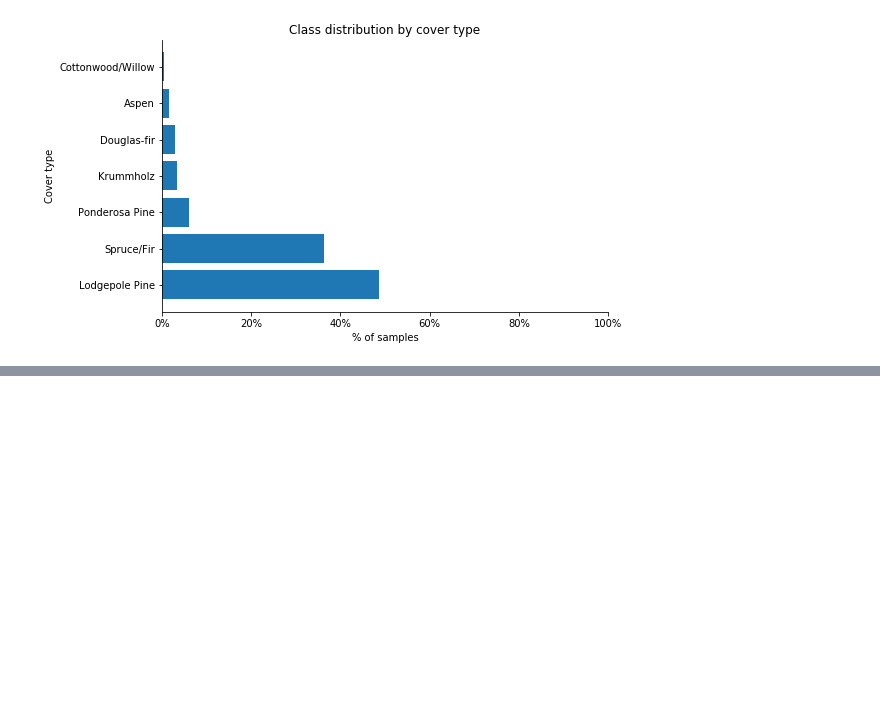
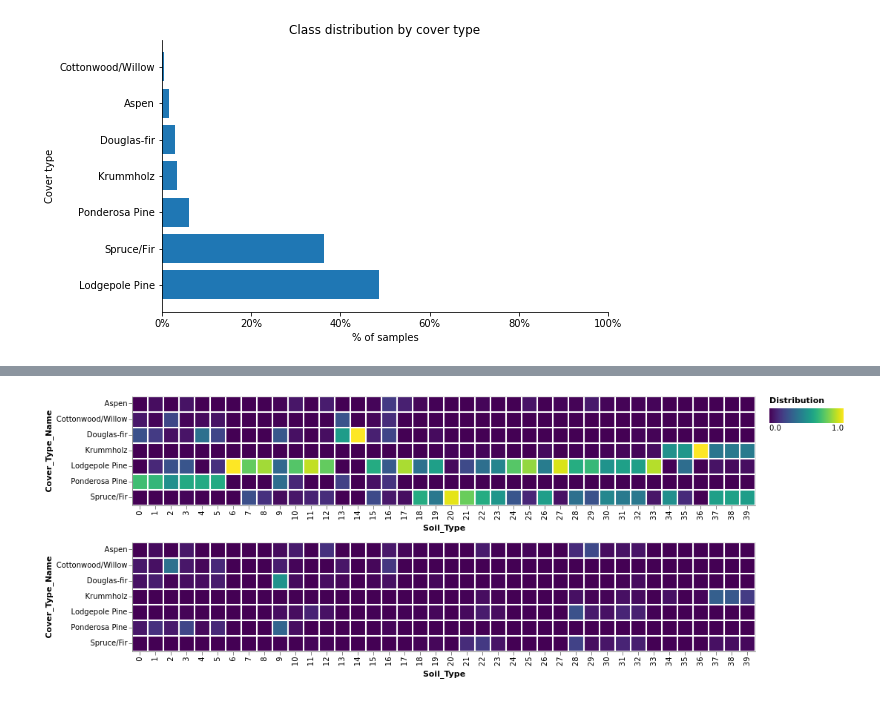
Before and after one commit to BradleyKirton/foundery-case-study, a Jupyter notebook: case-study.ipynb, the cells around one changed output, grey strips where cells are left out. Cells and saved outputs as stored; diff of their text form; code cells hidden in the pictures; blank space fills up the shorter version.

```diff
--- a/case-study.ipynb
+++ b/case-study.ipynb
@@ -677,0 +502,51 @@ Train accuracy 0.9242081058566777
+# %%
+group = covertype.groupby('Cover_Type_Name')
+soil_type = group[soil_type_features].sum()
+soil_type = DataFrame(soil_type.values, index=soil_type.index)
+
+cover_type_by_soil_type = soil_type.divide(soil_type.sum(axis=0), axis=1) # Cover type by soil type
+soil_type_by_cover_type = soil_type.divide(soil_type.sum(axis=1), axis=0) # Soil type by cover type
+
+def prepare_frame_for_charting(frame: DataFrame) -> DataFrame:
+    """Prepare the given data frame for plotting
+    Args:
+        frame (DataFrame):
+
+    Returns:
+        A DataFrame to be plotted
+    """
+    return (
+        frame
+            .unstack()
+            .reset_index()
+            .rename(columns={'level_0': 'Soil_Type', 0: 'Distribution'})
+    )
+
+# Plot the data
+cover_type_by_soil_type_chart = (
+    alt
+        .Chart(prepare_frame_for_charting(cover_type_by_soil_type))
+        .mark_rect()
+        .encode(
+            x='Soil_Type:O',
+            y='Cover_Type_Name:O',
+            color='Distribution:Q',
+            tooltip='Distribution'
+        )
+)
+
+soil_type_by_cover_type_chart = (
+    alt
+        .Chart(prepare_frame_for_charting(soil_type_by_cover_type))
+        .mark_rect()
+        .encode(
+            x='Soil_Type:N',
+            y='Cover_Type_Name:N',
+            color='Distribution:Q',
+            tooltip='Distribution'
+        )
+)
+
+cover_type_by_soil_type_chart & soil_type_by_cover_type_chart
+# %% [output]
+[figure, added]
```
Also changed, not shown: parts of 45 cells of this notebook.
